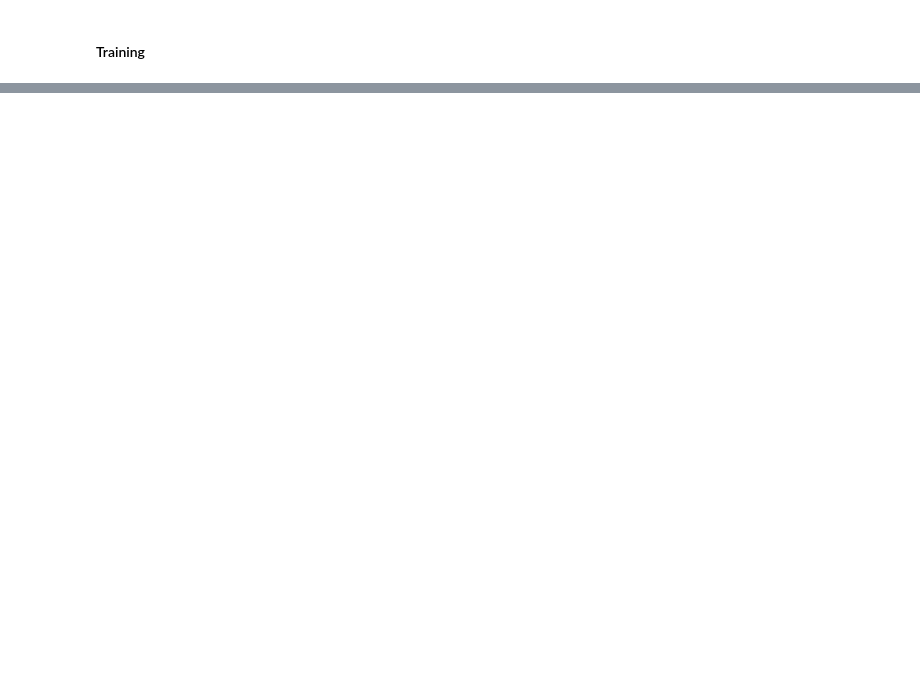
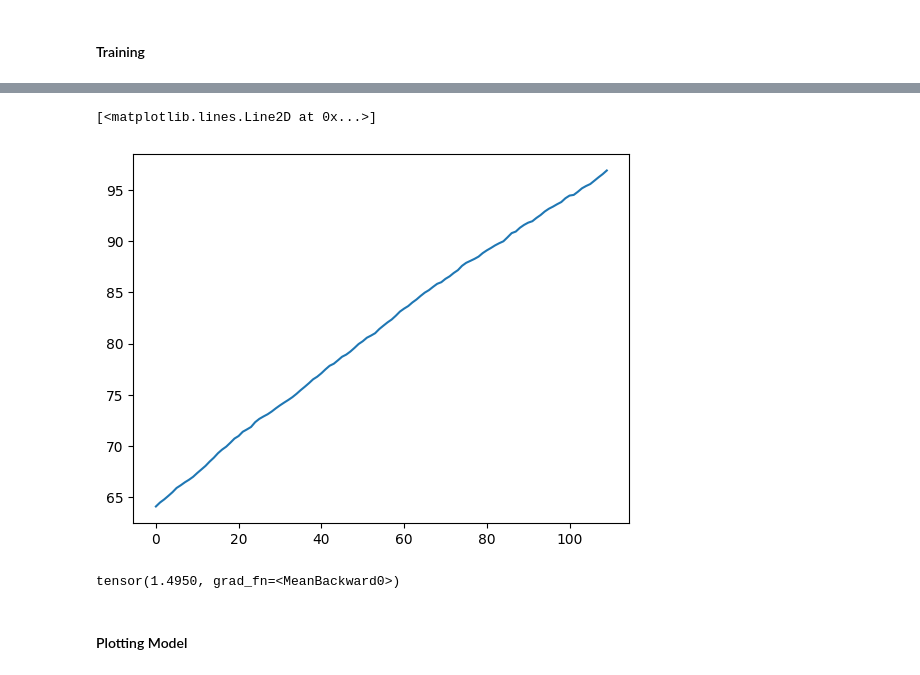
Before and after one commit to JPROSS18/JackRoss-PhD-Notes, a Jupyter notebook: Lorenz_Neural_ODE.ipynb, the cells around one changed output, grey strips where cells are left out. Drawn from its saved outputs; the diff is of its cells as text; code cells hidden in the pictures; blank space fills up the shorter version.

```diff
--- a/Lorenz_Neural_ODE.ipynb
+++ b/Lorenz_Neural_ODE.ipynb
@@ -187 +236,5 @@ data.shape
+# %%
+loss_list = []
+tgrad_list = []
+batch_length = 60; batch_size = 5
 # %%
@@ -285,0 +313,11 @@ IndexError: Dimension out of range (expected to be in range of [-1, 0], but got
+# %%
+plt.plot(tgrad_list)
+# %% [output]
+[<matplotlib.lines.Line2D at 0x...>]
+[figure, added]
+# %%
+torch.mean(t_eval)
+# %% [output]
+tensor(1.4950, grad_fn=<MeanBackward0>)
+# %% [markdown]
+#### Plotting Model
```
Also changed, not shown: parts of 49 cells of this notebook, 29 other files.
